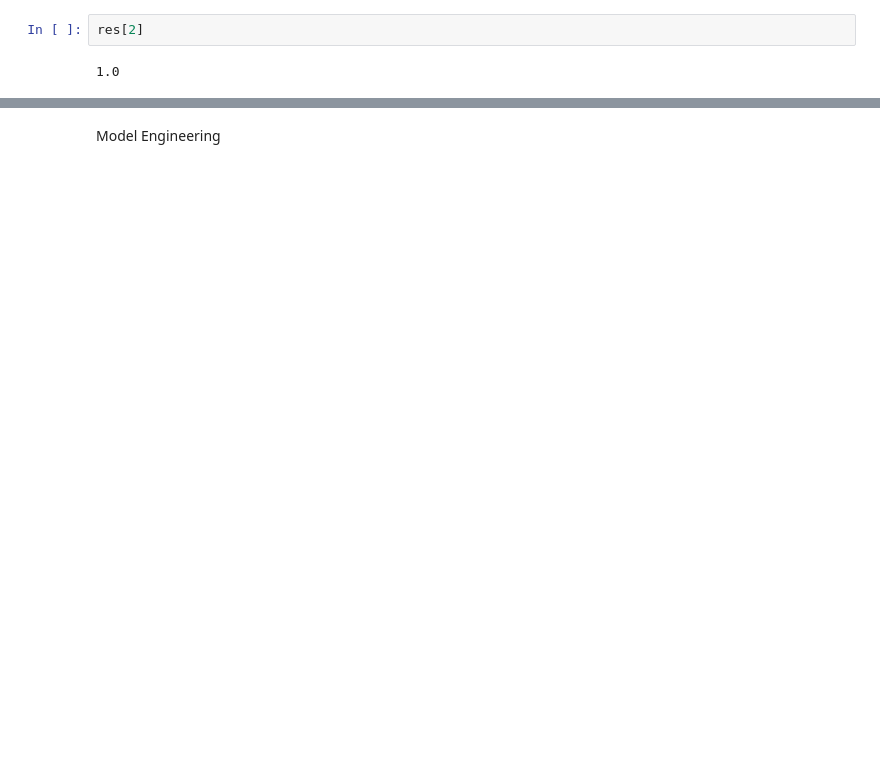
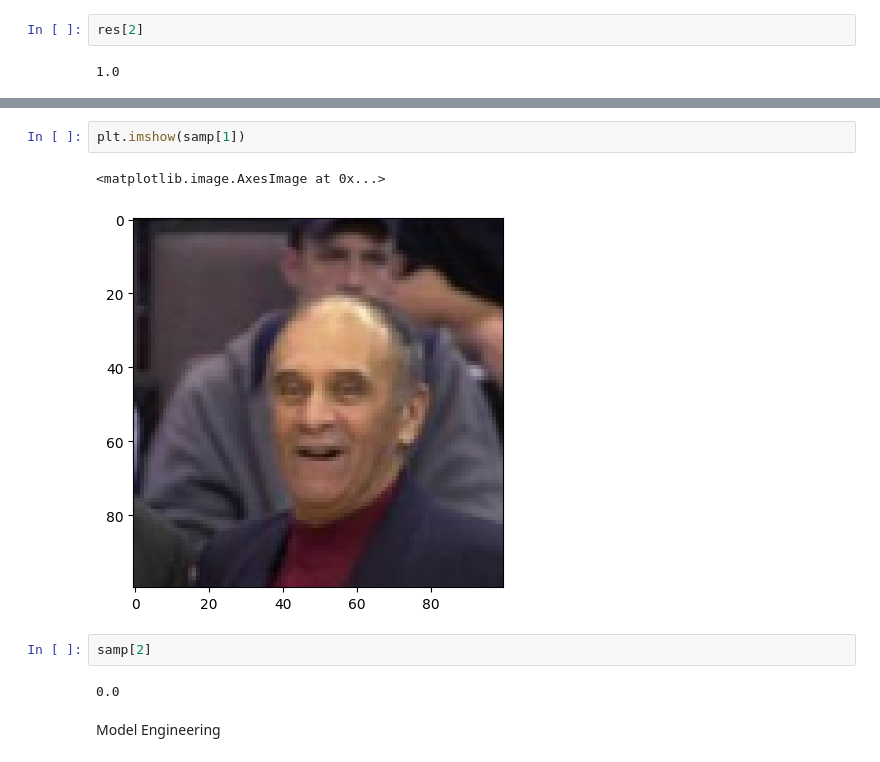
Before and after one commit to Adarsh220499/Facial_Recognition, a Jupyter notebook: Face_Recognition.ipynb, the cells around one changed output, grey strips where cells are left out. Drawn from its saved outputs; the diff is of its cells as text; blank space fills up the shorter version.

```diff
--- a/Face_Recognition.ipynb
+++ b/Face_Recognition.ipynb
@@ -220,2 +231,11 @@ data = data.shuffle(buffer_size=1024)
+# %%
+plt.imshow(samp[1])
+# %% [output]
+<matplotlib.image.AxesImage at 0x...>
+[figure, added]
+# %%
+samp[2]
+# %% [output]
+0.0
 # %% [markdown]
 Model Engineering
```
Also changed, not shown: parts of 12 cells of this notebook.
